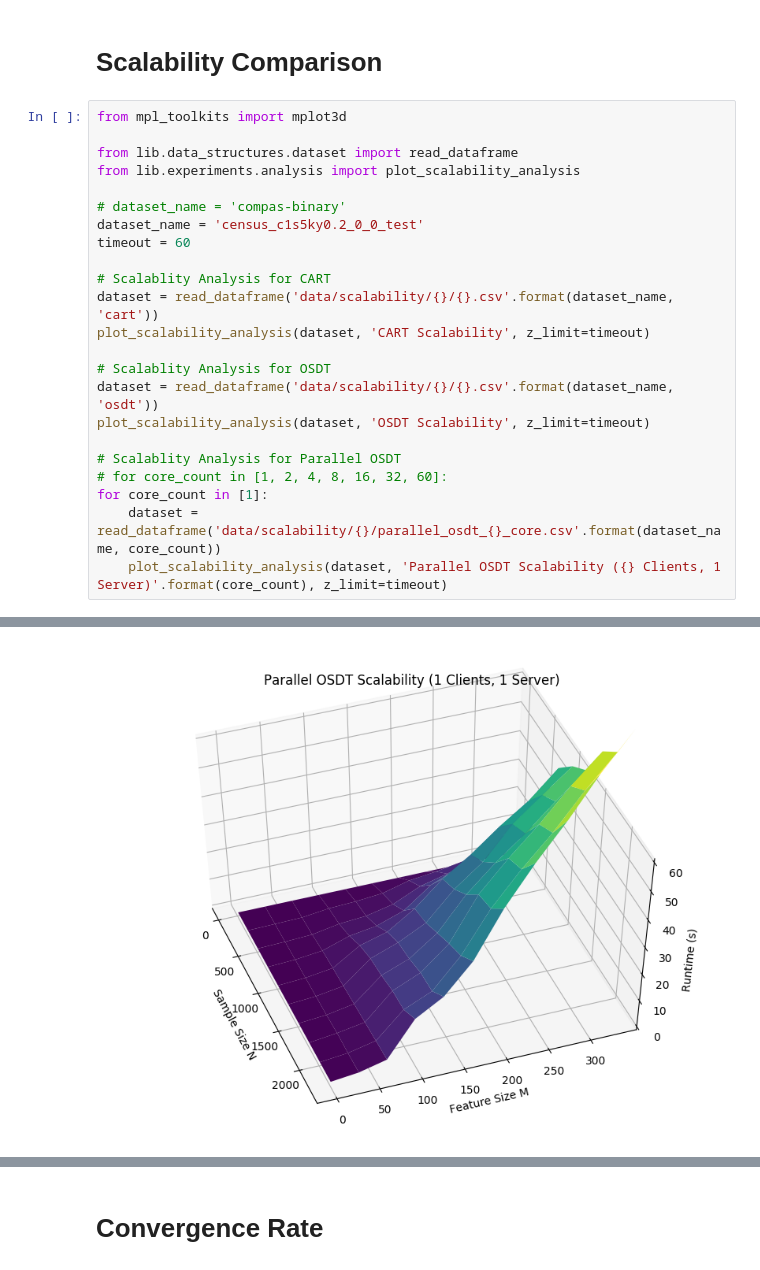
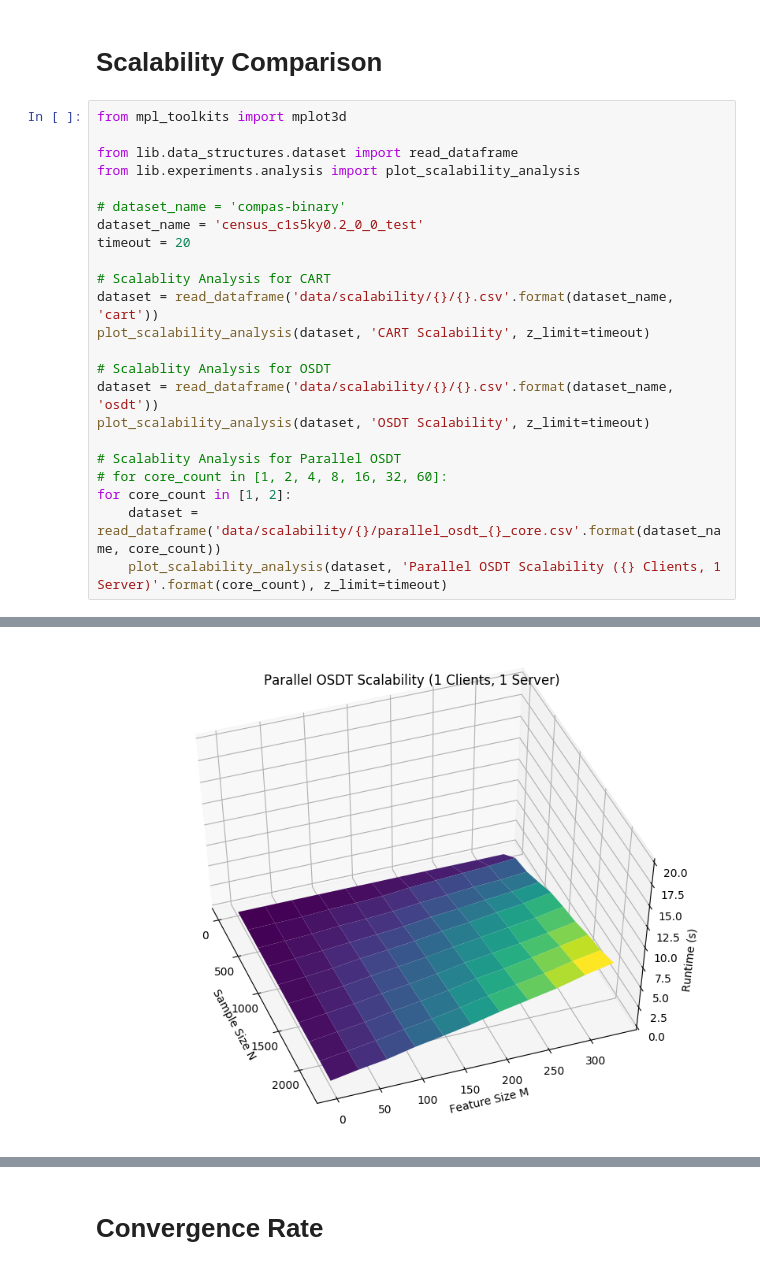
Before and after one commit to marypaulin/repo, a Jupyter notebook: Experiments.ipynb, the cells around one changed output, grey strips where cells are left out. Saved outputs shown, nothing was run; the diff lists cells and outputs as text.

```diff
--- a/Experiments.ipynb
+++ b/Experiments.ipynb
@@ -18,7 +18,7 @@ from lib.experiments.analysis import plot_scalability_analysis
 
 # dataset_name = 'compas-binary'
 dataset_name = 'census_c1s5ky0.2_0_0_test'
-timeout = 60
+timeout = 20
 
 # Scalablity Analysis for CART
 dataset = read_dataframe('data/scalability/{}/{}.csv'.format(dataset_name, 'cart'))
@@ -30,7 +30,7 @@ plot_scalability_analysis(dataset, 'OSDT Scalability', z_limit=timeout)
 
 # Scalablity Analysis for Parallel OSDT
 # for core_count in [1, 2, 4, 8, 16, 32, 60]:
-for core_count in [1]:
+for core_count in [1, 2]:
     dataset = read_dataframe('data/scalability/{}/parallel_osdt_{}_core.csv'.format(dataset_name, core_count))
     plot_scalability_analysis(dataset, 'Parallel OSDT Scalability ({} Clients, 1 Server)'.format(core_count), z_limit=timeout)
 # %% [output]
@@ -39 +39 @@ for core_count in [1]:
-[figure, old version]
+[figure, new version]
```
Also changed, not shown: parts of 1 cell of this notebook, 18 other files.
